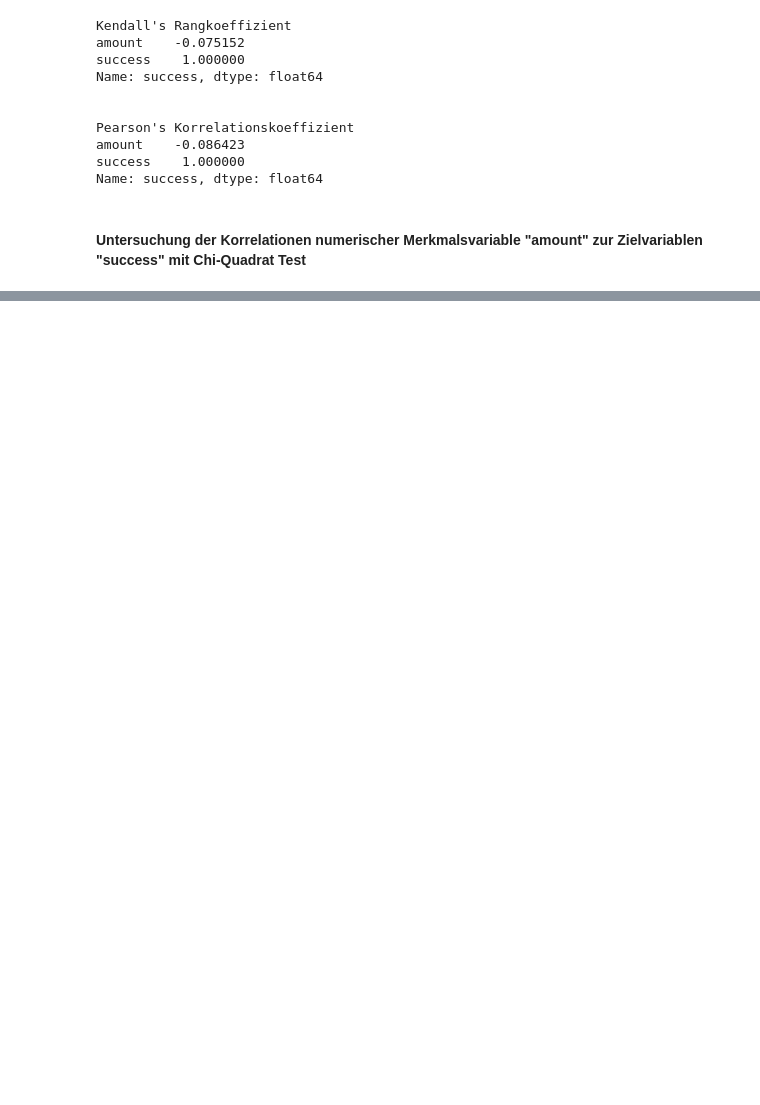
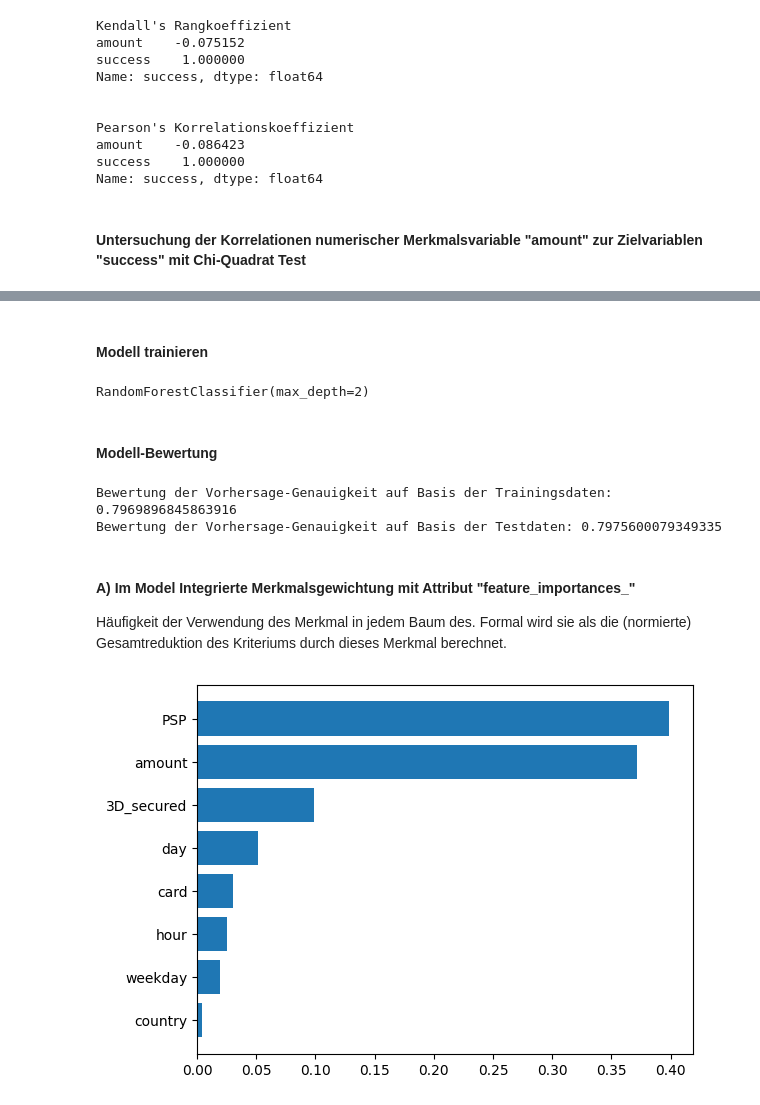
Before and after one commit to sebastianiu/Prognosemodell_Online_Kreditzahlungsverkehr, a Jupyter notebook: scripts/EDA.ipynb, the cells around one changed output, grey strips where cells are left out. Cells and saved outputs as stored; diff of their text form; code cells hidden in the pictures; blank space fills up the shorter version.

```diff
--- a/scripts/EDA.ipynb
+++ b/scripts/EDA.ipynb
@@ -475,0 +284,14 @@ Vorhersage-Genauigkeit:  80.0 %
+# %%
+label_encoder = LabelEncoder()
+
+ML_Daten = Datensatz.filter(['amount','success','PSP','country','card','tmsp','3D_secured'], axis=1)
+
+ML_Daten['country'] = label_encoder.fit_transform(ML_Daten['country'])
+ML_Daten['PSP'] = label_encoder.fit_transform(ML_Daten['PSP'])
+ML_Daten['card'] = label_encoder.fit_transform(ML_Daten['card'])
+
+# Datumswerte in Tag/ Wochentag/ Stunde aufteilen
+ML_Daten['weekday'] = ML_Daten['tmsp'].dt.day_name()
+ML_Daten['weekday'] = label_encoder.fit_transform(ML_Daten['weekday'])
+ML_Daten['day'] = ML_Daten['tmsp'].dt.strftime('%d').astype(int)
+ML_Daten['hour'] = ML_Daten['tmsp'].dt.strftime('%H').astype(int)
@@ -475,0 +300,7 @@ Vorhersage-Genauigkeit:  80.0 %
+# %%
+Y = ML_Daten['success']
+X = ML_Daten.drop('success',axis=1)
+X = X.drop('tmsp',axis=1)
+
+#Daten-Normalisierung
+X_normalized= (X-X.min())/(X.max()-X.min())
@@ -475,0 +309,32 @@ Vorhersage-Genauigkeit:  80.0 %
+# %%
+# Split the data into training and test sets
+x_train, x_test, y_train, y_test = train_test_split(X, Y, test_size=0.2)
+# %% [markdown]
+#### Modell trainieren
+# %%
+rfc = RandomForestClassifier(max_depth = 2)
+rfc.fit(x_train, y_train)
+# %% [output]
+RandomForestClassifier(max_depth=2)
+# %% [markdown]
+#### Modell-Bewertung
+# %%
+print(f"Bewertung der Vorhersage-Genauigkeit auf Basis der Trainingsdaten: {rfc.score(x_train, y_train)}")
+print(f"Bewertung der Vorhersage-Genauigkeit auf Basis der Testdaten: {rfc.score(x_test, y_test)}")
+# %% [output]
+Bewertung der Vorhersage-Genauigkeit auf Basis der Trainingsdaten: 0.7969896845863916
+Bewertung der Vorhersage-Genauigkeit auf Basis der Testdaten: 0.7975600079349335
+# %% [markdown]
+#### A) Im Model Integrierte Merkmalsgewichtung mit Attribut "feature_importances_"
+Häufigkeit der Verwendung des Merkmal in jedem Baum des. Formal wird sie als die (normierte) Gesamtreduktion des Kriteriums durch dieses Merkmal berechnet.
+# %%
+importances = rfc.feature_importances_
+
+indices = np.argsort(importances)
+
+fig, ax = plt.subplots()
+ax.barh(range(len(importances)), importances[indices])
+ax.set_yticks(range(len(importances)))
+_ = ax.set_yticklabels(np.array(x_train.columns)[indices])
+# %% [output]
+[figure, added]
```
Also changed, not shown: parts of 30 cells of this notebook.
